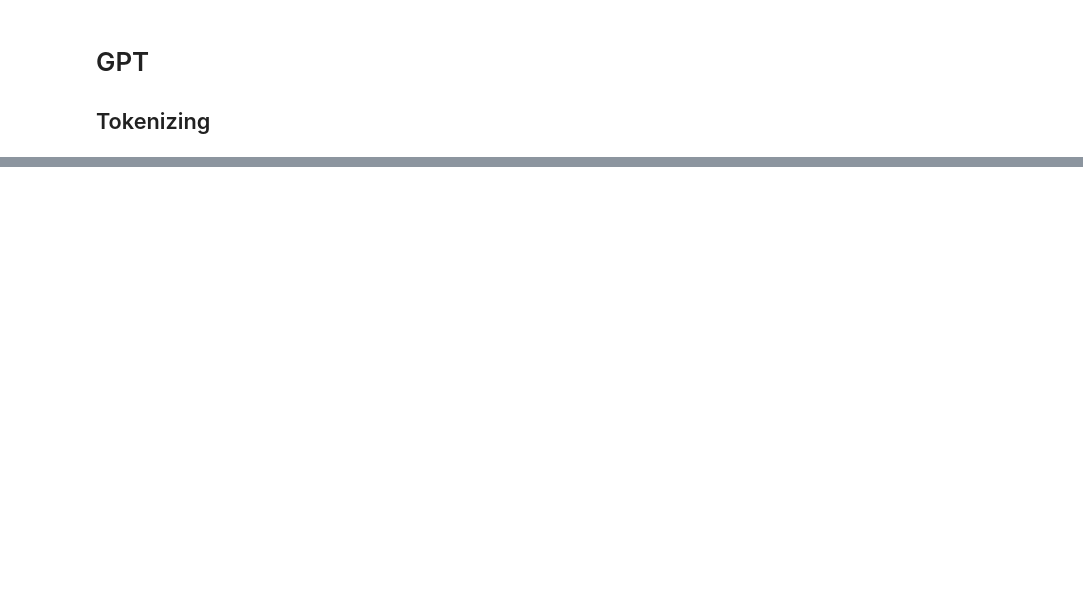
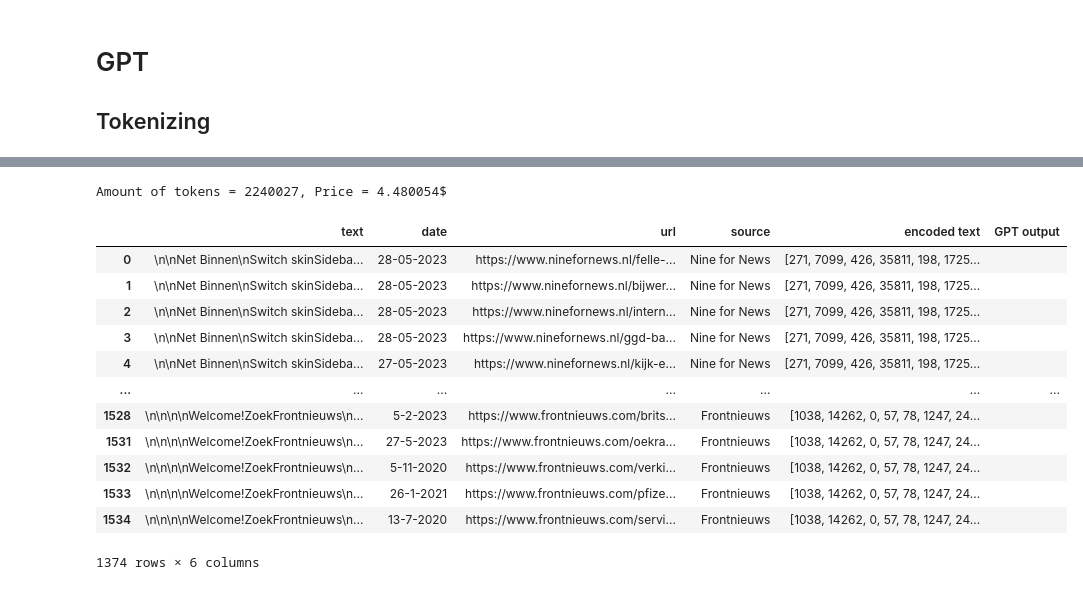
Before and after one commit to CeesMaessen/WappieCrawler, a Jupyter notebook: df_inspection.ipynb, the cells around one changed output, grey strips where cells are left out. Drawn from its saved outputs; the diff is of its cells as text; code cells hidden in the pictures; blank space fills up the shorter version.

```diff
--- a/df_inspection.ipynb
+++ b/df_inspection.ipynb
@@ -156,20 +151,6 @@ final_df
 # %% [markdown]
 # GPT
 ## Tokenizing
-# %%
-def tokenize_text(df):
-    for i, row in enumerate(df):
-        text = df['text'][i]
-        tokenizer = tiktoken.encoding_for_model('gpt-3.5-turbo')
-        encoded_text = tokenizer.encode(text)
-
-        # Max amount of tokens for a request is a little more than 4000
-        # this includes both the text and the instructions given to GPT
-        # Lets remove the texts > 3000 tokens
-        if len(encoded_text) > 3000:
-            encoded_text = pd.NA
-
-    return encoded_text
 # %%
 def tokenize_text(df):
     for i, row in enumerate(df['text']):
@@ -224,0 +170,11 @@ See the caveats in the documentation: https://pandas.pydata.org/pandas-docs/stab
+# %%
+final_df['encoded text'] = ''
+final_df = tokenize_text(final_df)
+
+# Checking how many rows have a token count>3000
+too_much_tokens = final_df['encoded text'].isna().sum()
+print(f'Number of row > 3000 tokens: {too_much_tokens}')
+
+# Dropping them
+final_df = final_df.dropna()
+final_df
@@ -224,0 +208,6 @@ See the caveats in the documentation: https://pandas.pydata.org/pandas-docs/stab
+# %%
+role_prompt = 'Je bent een robot die teksten analyseerd. Je antwoorden moeten in het Nederlands zijn. Haal de belangrijkste genoemde entiteiten en besproken onderwerpen uit de tekst. Kies maximaal 10 entiteiten en onderwerpen. Zet bij elk onderwerp en elke entiteit erbij of er positief of negatief over gepraat wordt in de tekst. Het is belangrijk dat je het sentiment van de auteur correct weergeeft. Geef antwoord als in het voorbeeld, dit is een Python dictionary: \n {entiteiten:{entiteit:sentiment}, onderwerpen:{onderwerp:sentiment}} De tekst: '
+
+count_tokens_and_cost(final_df, role_prompt)
+# %% [output]
+Amount of tokens = 2240027, Price = 4.480054$
@@ -224,0 +228,18 @@ See the caveats in the documentation: https://pandas.pydata.org/pandas-docs/stab
+# %%
+final_df['GPT output'] = ''
+# %%
+final_df
+# %% [output]
+|  | text | date | url | source | encoded text | GPT output |
+| 0 | \n\nNet Binnen\nSwitch skinSideba... | 28-05-2023 | https://www.ninefornews.nl/felle-... | Nine for News | [271, 7099, 426, 35811, 198, 1725... |  |
+| 1 | \n\nNet Binnen\nSwitch skinSideba... | 28-05-2023 | https://www.ninefornews.nl/bijwer... | Nine for News | [271, 7099, 426, 35811, 198, 1725... |  |
+| 2 | \n\nNet Binnen\nSwitch skinSideba... | 28-05-2023 | https://www.ninefornews.nl/intern... | Nine for News | [271, 7099, 426, 35811, 198, 1725... |  |
+| 3 | \n\nNet Binnen\nSwitch skinSideba... | 28-05-2023 | https://www.ninefornews.nl/ggd-ba... | Nine for News | [271, 7099, 426, 35811, 198, 1725... |  |
+| 4 | \n\nNet Binnen\nSwitch skinSideba... | 27-05-2023 | https://www.ninefornews.nl/kijk-e... | Nine for News | [271, 7099, 426, 35811, 198, 1725... |  |
+| ... | ... | ... | ... | ... | ... | ... |
+| 1528 | \n\n\n\nWelcome!ZoekFrontnieuws\n... | 5-2-2023 | https://www.frontnieuws.com/brits... | Frontnieuws | [1038, 14262, 0, 57, 78, 1247, 24... |  |
+| 1531 | \n\n\n\nWelcome!ZoekFrontnieuws\n... | 27-5-2023 | https://www.frontnieuws.com/oekra... | Frontnieuws | [1038, 14262, 0, 57, 78, 1247, 24... |  |
+| 1532 | \n\n\n\nWelcome!ZoekFrontnieuws\n... | 5-11-2020 | https://www.frontnieuws.com/verki... | Frontnieuws | [1038, 14262, 0, 57, 78, 1247, 24... |  |
+| 1533 | \n\n\n\nWelcome!ZoekFrontnieuws\n... | 26-1-2021 | https://www.frontnieuws.com/pfize... | Frontnieuws | [1038, 14262, 0, 57, 78, 1247, 24... |  |
+| 1534 | \n\n\n\nWelcome!ZoekFrontnieuws\n... | 13-7-2020 | https://www.frontnieuws.com/servi... | Frontnieuws | [1038, 14262, 0, 57, 78, 1247, 24... |  |
+1374 rows × 6 columns
```
Also changed, not shown: parts of 17 cells of this notebook, 11 other files.
